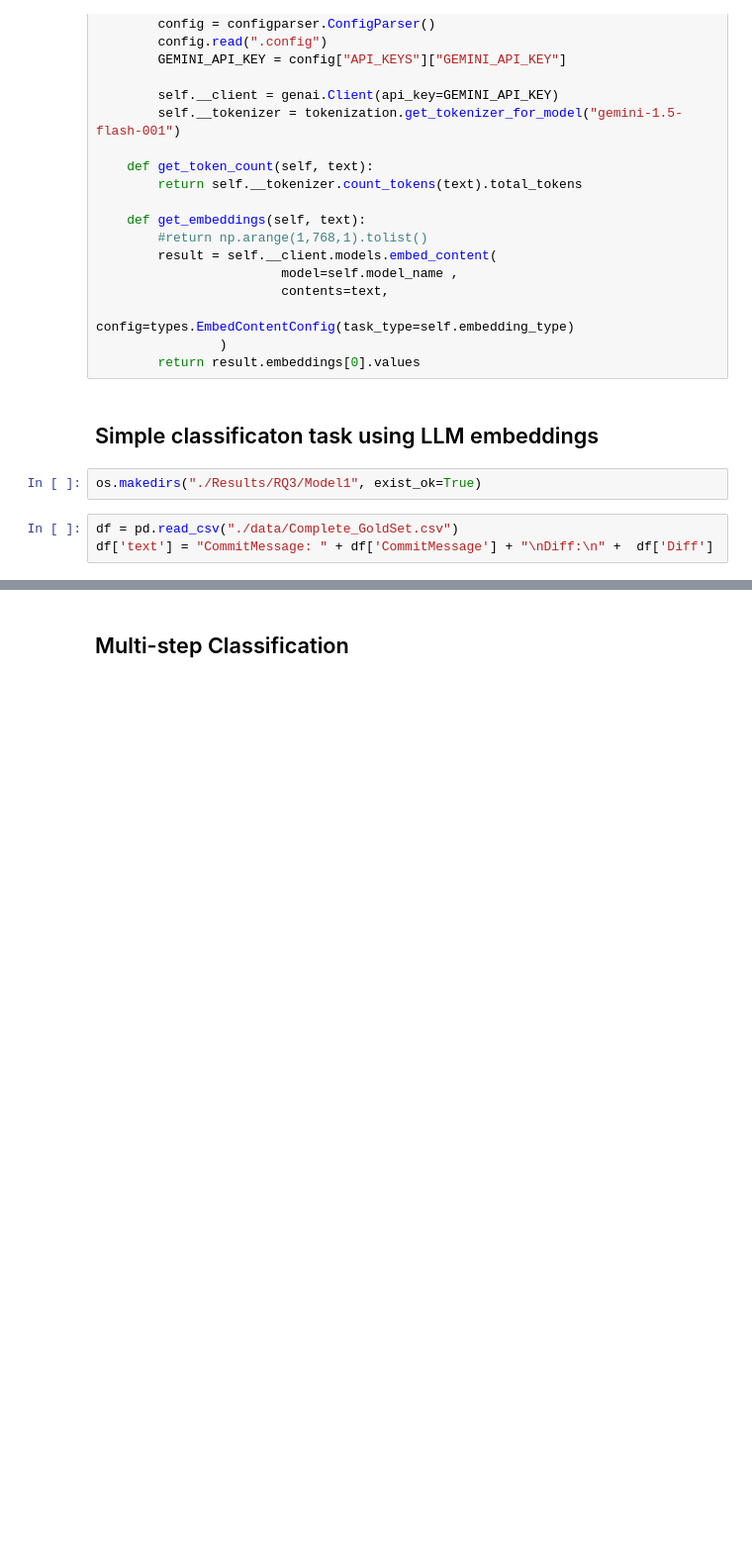
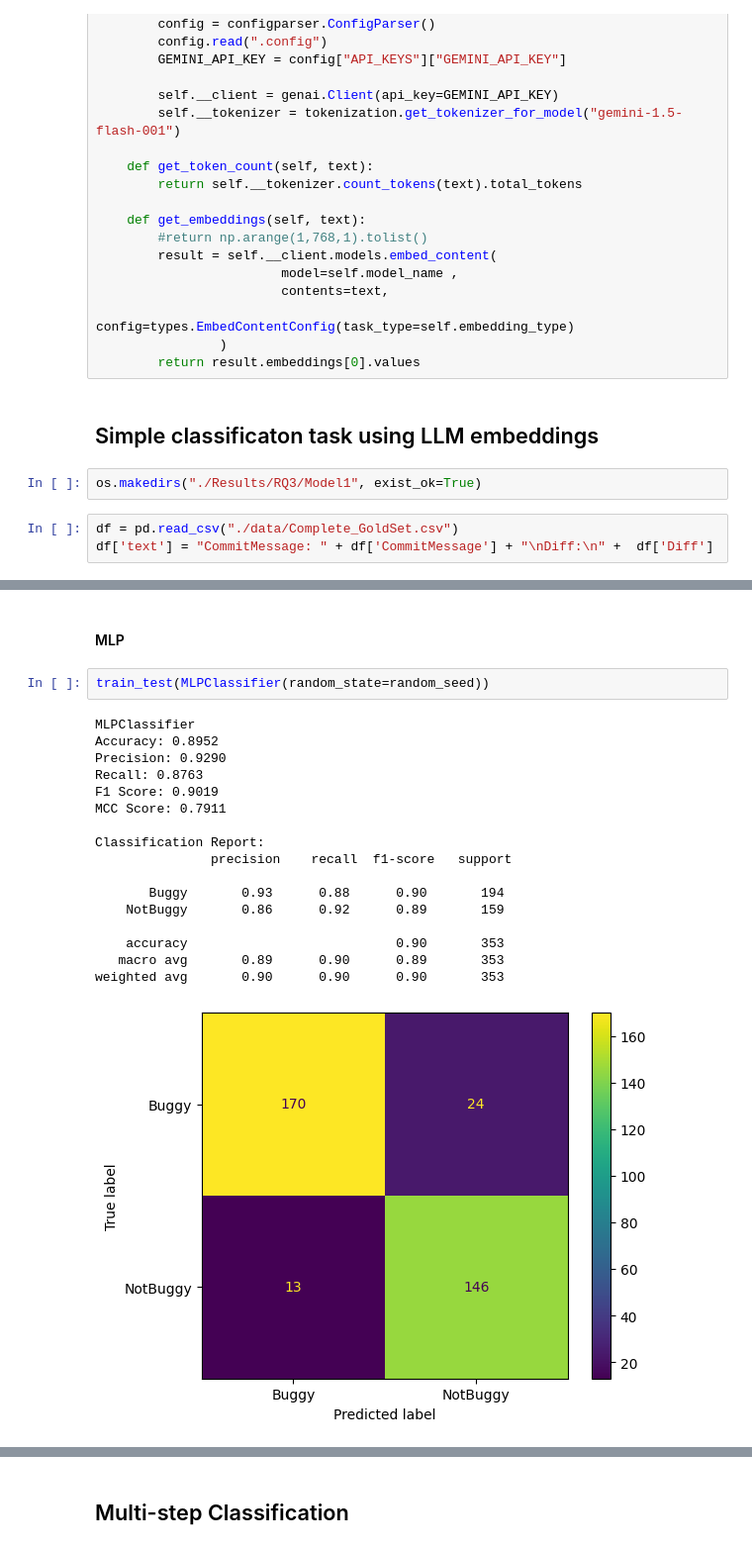
Before and after one commit to nahidul-opu/Tangled, a Jupyter notebook: RQ3.ipynb, the cells around one changed output, grey strips where cells are left out. Shown at 99% size. Drawn from its saved outputs; the diff is of its cells as text; blank space fills up the shorter version.

```diff
--- a/RQ3.ipynb
+++ b/RQ3.ipynb
@@ -171,0 +222,22 @@ f1_macro: 0.8927 ± 0.0282
+# %% [markdown]
+#### MLP
+# %%
+train_test(MLPClassifier(random_state=random_seed))
+# %% [output]
+MLPClassifier
+Accuracy: 0.8952
+Precision: 0.9290
+Recall: 0.8763
+F1 Score: 0.9019
+MCC Score: 0.7911
+
+Classification Report:
+               precision    recall  f1-score   support
+
+       Buggy       0.93      0.88      0.90       194
+    NotBuggy       0.86      0.92      0.89       159
+
+    accuracy                           0.90       353
+   macro avg       0.89      0.90      0.89       353
+weighted avg       0.90      0.90      0.90       353
+[figure, added]
```
Also changed, not shown: parts of 42 cells of this notebook.
